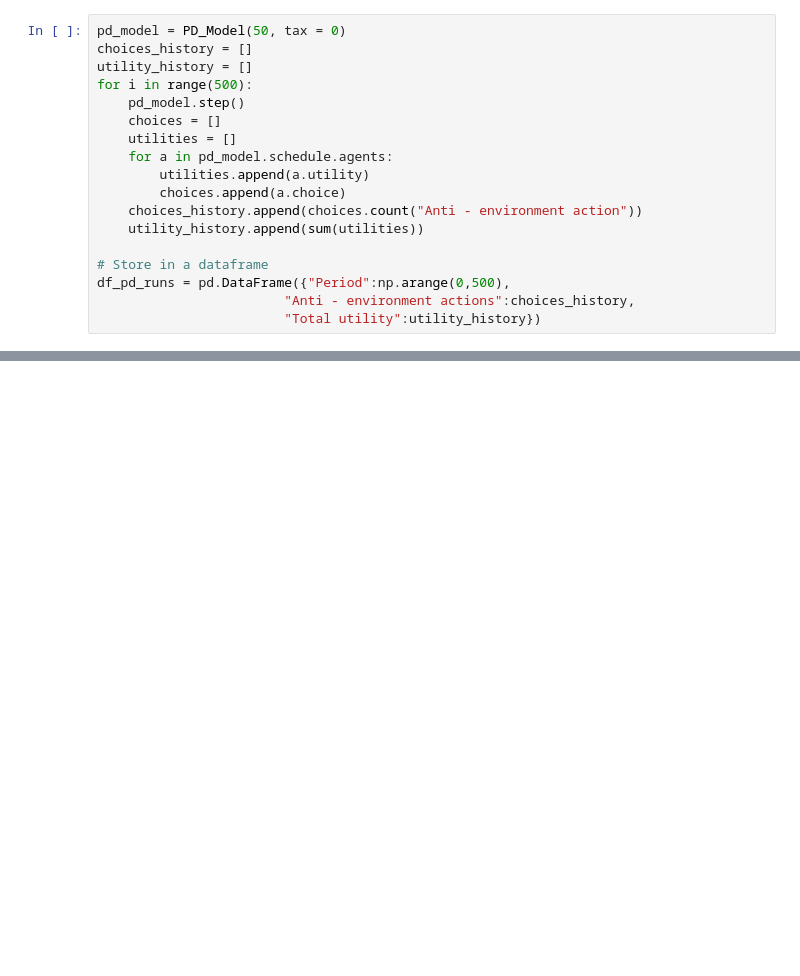
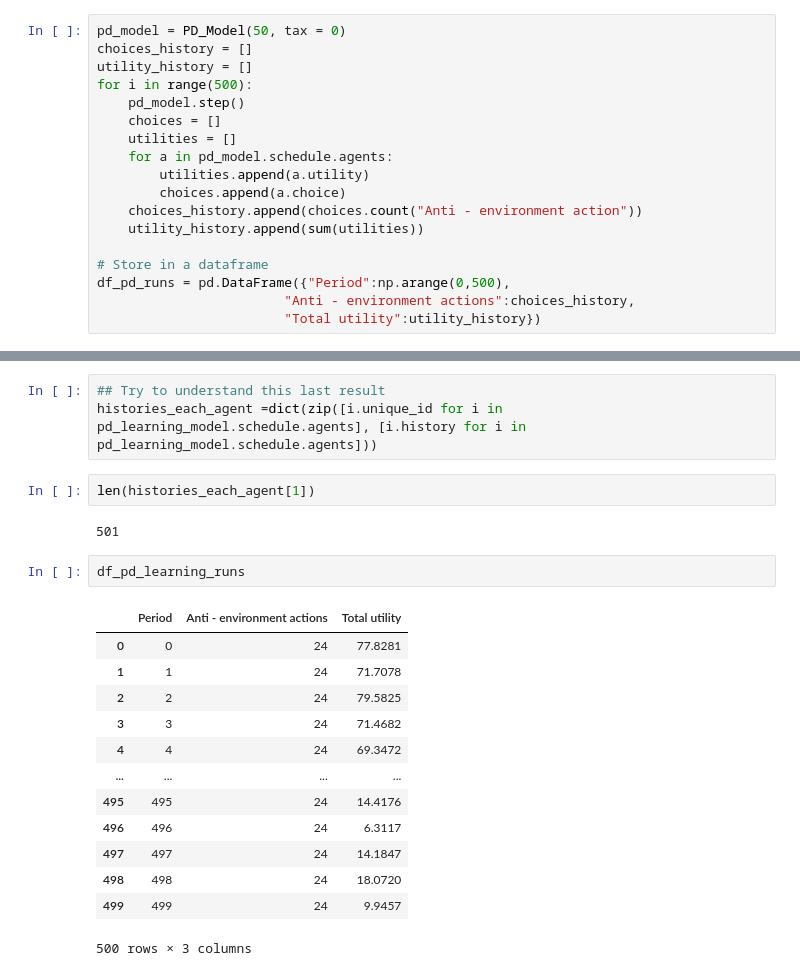
Before and after one commit to s-herrerag/enviromental_behavior_dynamics, a Jupyter notebook: First ABM.ipynb, the cells around one changed output, grey strips where cells are left out. Cells and saved outputs as stored; diff of their text form; blank space fills up the shorter version.

```diff
--- a/First ABM.ipynb
+++ b/First ABM.ipynb
@@ -263,0 +381,23 @@ plt.tight_layout()
+# %%
+## Try to understand this last result
+histories_each_agent =dict(zip([i.unique_id for i in pd_learning_model.schedule.agents], [i.history for i in pd_learning_model.schedule.agents]))
+# %%
+len(histories_each_agent[1])
+# %% [output]
+501
+# %%
+df_pd_learning_runs
+# %% [output]
+|  | Period | Anti - environment actions | Total utility |
+| 0 | 0 | 24 | 77.8281 |
+| 1 | 1 | 24 | 71.7078 |
+| 2 | 2 | 24 | 79.5825 |
+| 3 | 3 | 24 | 71.4682 |
+| 4 | 4 | 24 | 69.3472 |
+| ... | ... | ... | ... |
+| 495 | 495 | 24 | 14.4176 |
+| 496 | 496 | 24 | 6.3117 |
+| 497 | 497 | 24 | 14.1847 |
+| 498 | 498 | 24 | 18.0720 |
+| 499 | 499 | 24 | 9.9457 |
+500 rows × 3 columns
```
Also changed, not shown: parts of 9 cells of this notebook, 1 other file.
